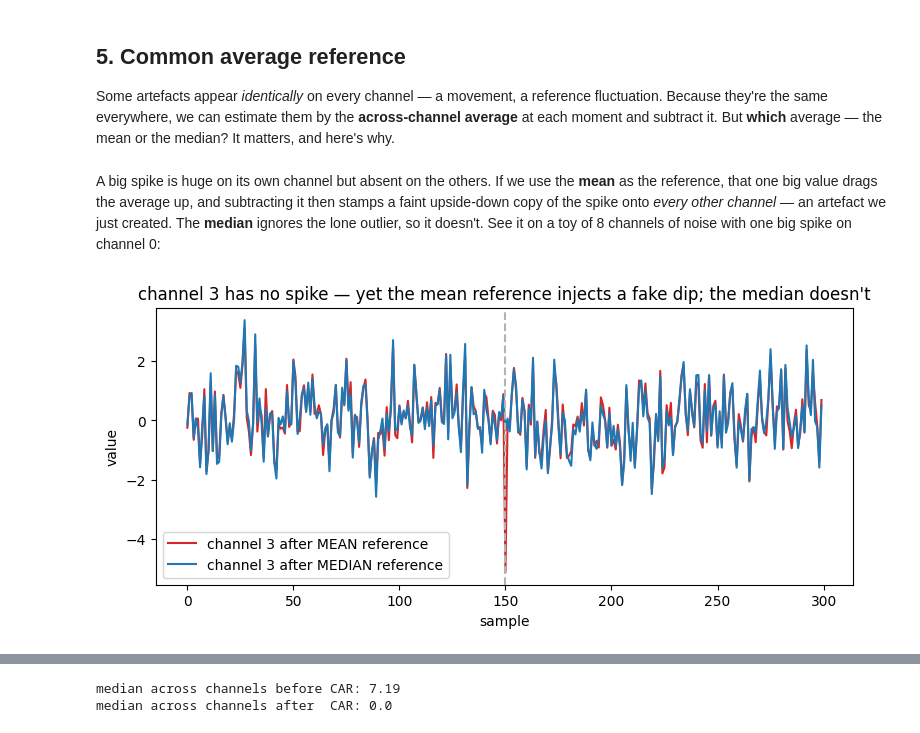
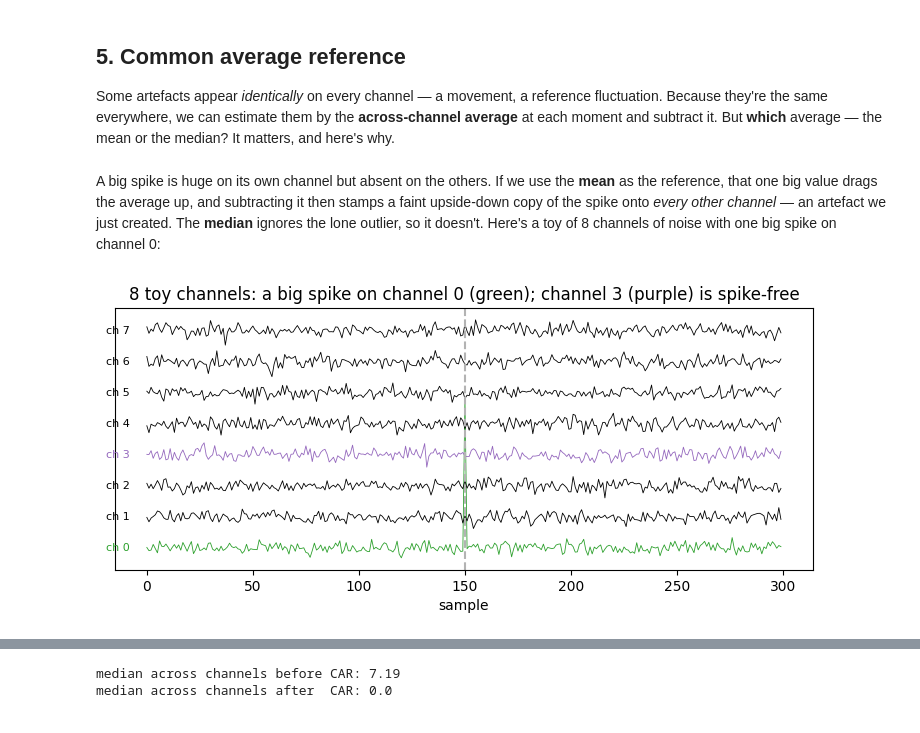
Before and after one commit to stootoon/swc-en-2026, a Jupyter notebook: ephys-pop/notebooks/02_preprocessing_solutions.ipynb, the cells around one changed output, grey strips where cells are left out. Drawn from its saved outputs; the diff is of its cells as text; code cells hidden in the pictures.

```diff
--- a/ephys-pop/notebooks/02_preprocessing_solutions.ipynb
+++ b/ephys-pop/notebooks/02_preprocessing_solutions.ipynb
@@ -353,21 +353,20 @@ the mean or the median? It matters, and here's why.
 A big spike is huge on its own channel but absent on the others. If we use the
 **mean** as the reference, that one big value drags the average up, and subtracting it
 then stamps a faint upside-down copy of the spike onto *every other channel* — an
-artefact we just created. The **median** ignores the lone outlier, so it doesn't. See
-it on a toy of 8 channels of noise with one big spike on channel 0:
+artefact we just created. The **median** ignores the lone outlier, so it doesn't. Here's
+a toy of 8 channels of noise with one big spike on channel 0:
 # %%
 rng = np.random.default_rng(0)
 toy = rng.normal(0, 1.0, size=(300, 8))
 toy[150, 0] += 40                               # a big spike, on channel 0 only
 
-mean_ref = toy - toy.mean(axis=1, keepdims=True)      # reference = mean across channels
-median_ref = toy - np.median(toy, axis=1, keepdims=True)  # reference = median
-
-plt.figure(figsize=(9, 3.6))
-plt.plot(mean_ref[:, 3], color="tab:red", label="channel 3 after MEAN reference")
-plt.plot(median_ref[:, 3], color="tab:blue", label="channel 3 after MEDIAN reference")
+plt.figure(figsize=(9, 3.4))
+for c in range(8):
+    color = "tab:green" if c == 0 else ("tab:purple" if c == 3 else "k")
+    plt.plot(toy[:, c] + c * 8, lw=0.6, color=color)
+    plt.text(-8, c * 8, f"ch {c}", va="center", ha="right", fontsize=8, color=color)
 plt.axvline(150, color="0.7", ls="--")
-plt.title("channel 3 has no spike — yet the mean reference injects a fake dip; the median doesn't")
-plt.xlabel("sample"); plt.ylabel("value"); plt.legend(); plt.show()
+plt.title("8 toy channels: a big spike on channel 0 (green); channel 3 (purple) is spike-free")
+plt.xlabel("sample"); plt.yticks([]); plt.show()
 # %% [output]
-[figure, old version]
+[figure, new version]
```
Also changed, not shown: parts of 9 cells of this notebook, 2 other files.
